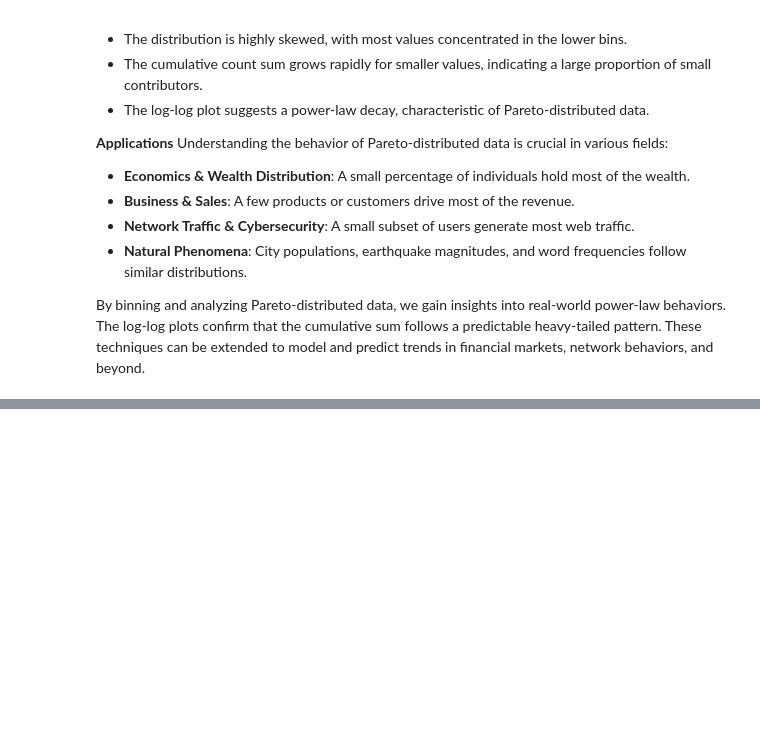
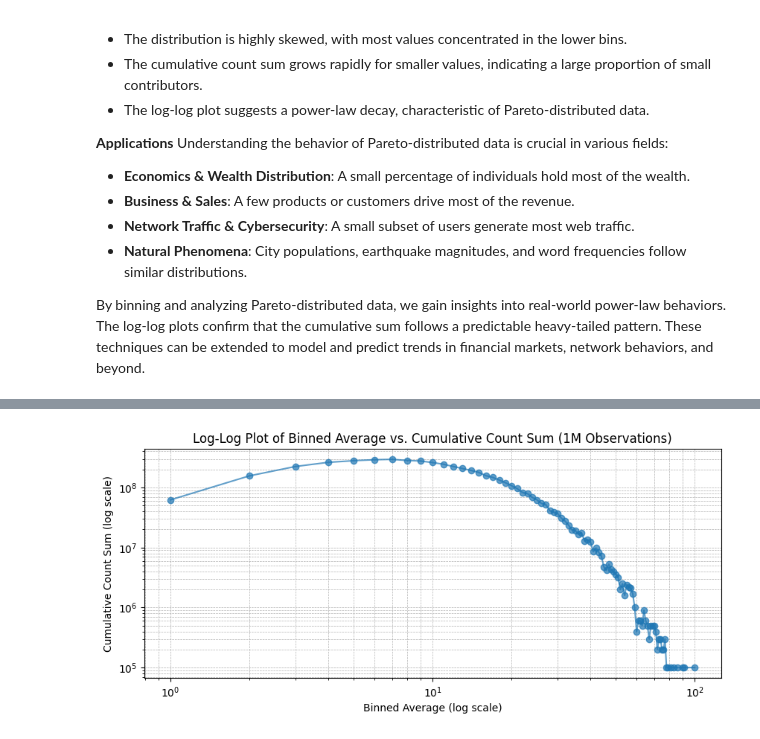
Before and after one commit to ozsp12/computational_physics, a Jupyter notebook: logarithmic_binning_step_by_step.ipynb, the cells around one changed output, grey strips where cells are left out. Saved outputs shown, nothing was run; the diff lists cells and outputs as text; code cells hidden in the pictures; blank space fills up the shorter version.

```diff
--- a/logarithmic_binning_step_by_step.ipynb
+++ b/logarithmic_binning_step_by_step.ipynb
@@ -249,0 +182,6 @@ plt.show()
+# %%
+binn = np.logspace(start=0, stop=3, num=5, endpoint=True, base=10, dtype=None)
+print("bins =",binn)
+print()
+for i in range(len(binn)-1):
+    print(f"binn[{i+1}]/binn[{i}] =",binn[i+1]/binn[i])
@@ -347,0 +335,11 @@ plt.show()
+# %%
+# Plot the log-log graph of Binned Average vs. Cumulative Count Sum
+plt.figure(figsize=(10, 4))
+plt.loglog(bin_summary['BinFormula'], bin_summary['Cum_Count_Sum'], marker='o', linestyle='-', alpha=0.7)
+plt.xlabel('Binned Average (log scale)')
+plt.ylabel('Cumulative Count Sum (log scale)')
+plt.title('Log-Log Plot of Binned Average vs. Cumulative Count Sum (1M Observations)')
+plt.grid(True, which="both", linestyle="--", linewidth=0.5)
+plt.show()
+# %% [output]
+[figure, added]
```
Also changed, not shown: parts of 21 cells of this notebook.
